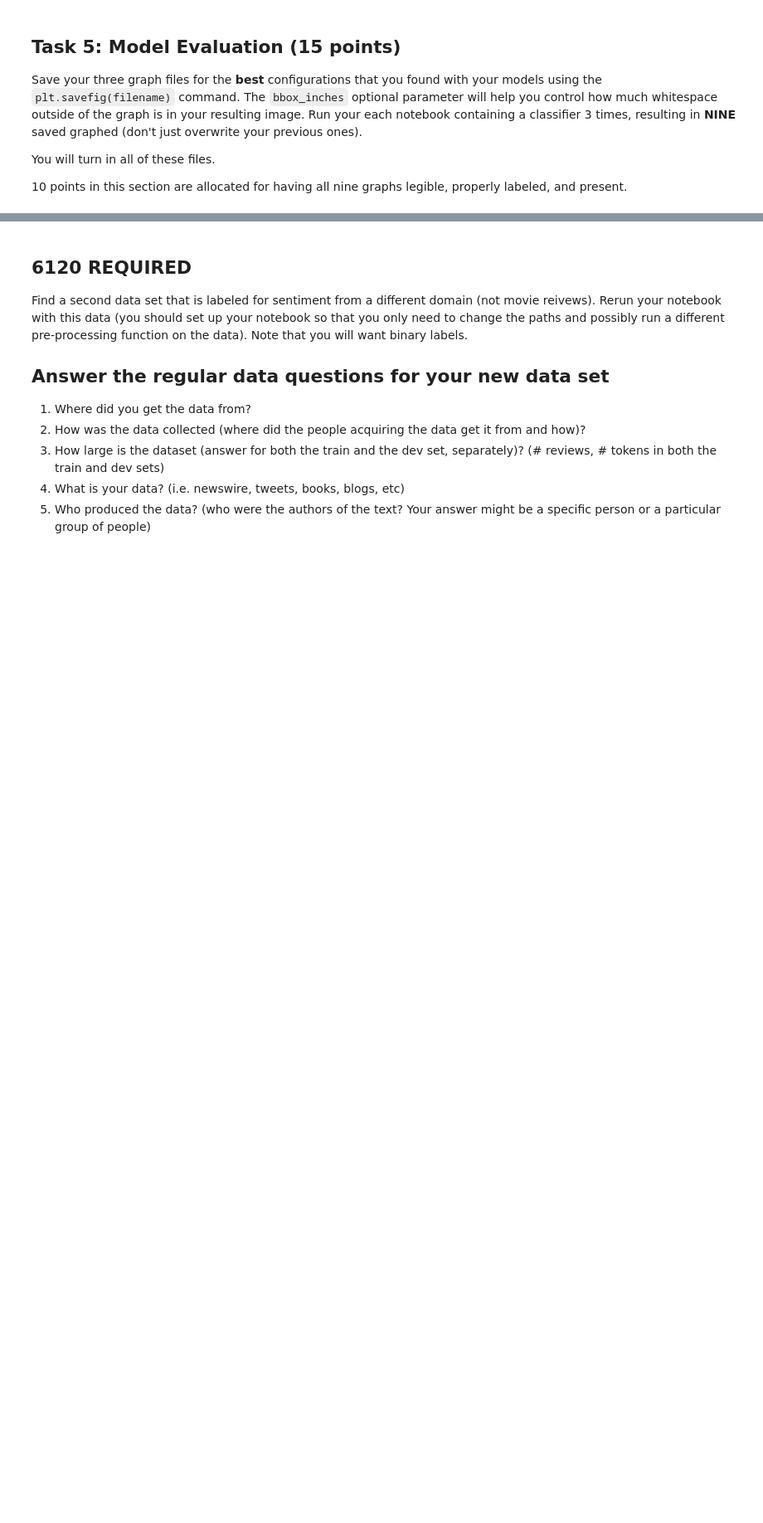
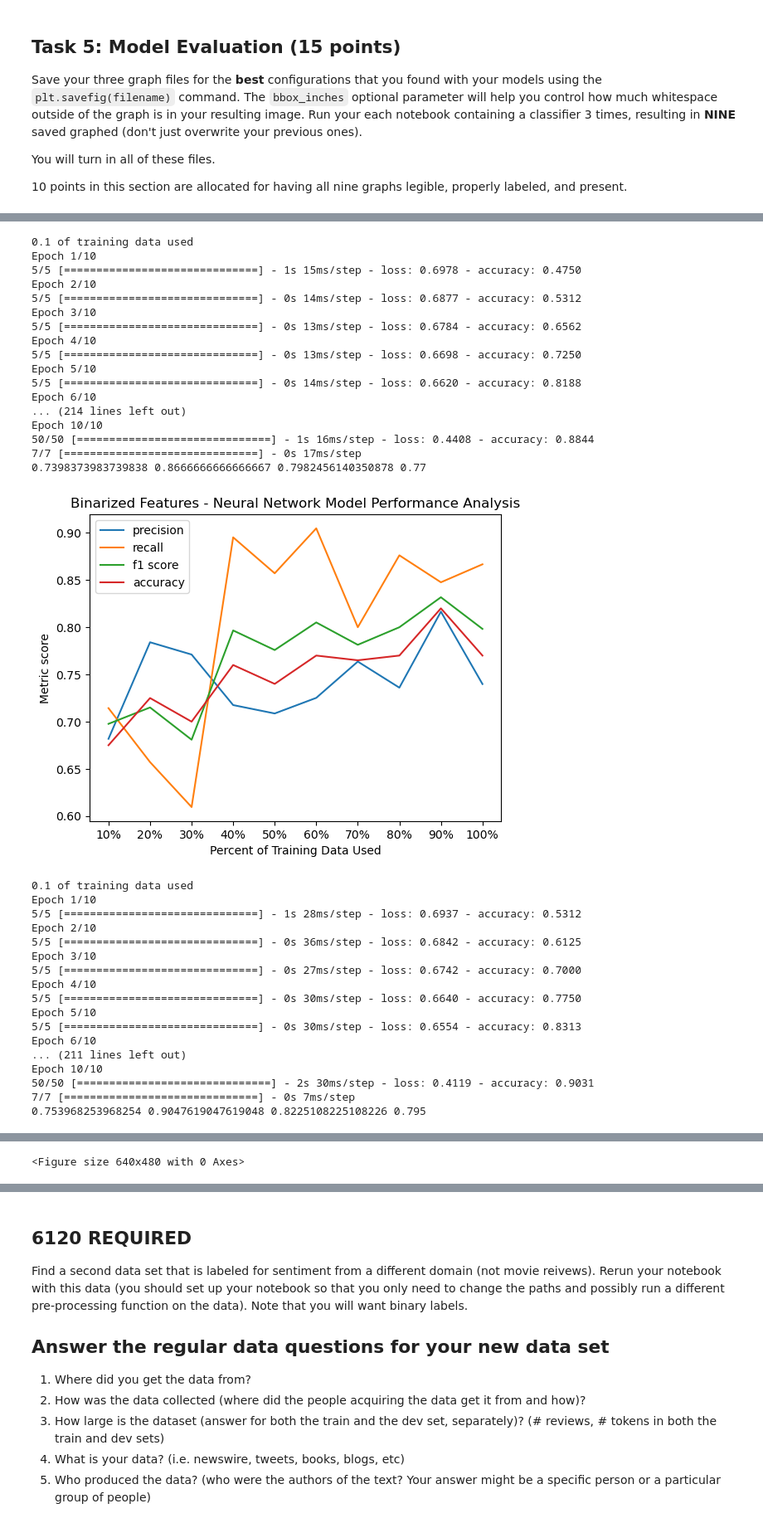
Before and after one commit to gellerjulia/CS4120_Homework4_Sentiment_Analysis, a Jupyter notebook: sentiment_task015.ipynb, the cells around one changed output, grey strips where cells are left out. Shown: that part at 83% size. Saved outputs shown, nothing was run; the diff lists cells and outputs as text; code cells hidden in the pictures; blank space fills up the shorter version.

```diff
--- a/sentiment_task015.ipynb
+++ b/sentiment_task015.ipynb
@@ -229,0 +400,45 @@ You will turn in all of these files.
+# %%
+# NEURAL NETWORK - Binarized Features  (which had the best f1 score)
+
+nn_train_feats = [(x, y) for x,y in zip(X_train_CV_binary, y_train)]
+nn_dev_feats = [(x, y) for x,y in zip(X_dev_CV_binary, y_dev)]
+
+sutils.create_training_graph(sutils.neural_net_metrics, nn_train_feats, nn_dev_feats, 'Binarized Features - Neural Network', 'Neural_Network_Final_1', num_epochs=10, verbose=True)
+sutils.create_training_graph(sutils.neural_net_metrics, nn_train_feats, nn_dev_feats, 'Binarized Features - Neural Network', 'Neural_Network_Final_2', num_epochs=10, verbose=True)
+sutils.create_training_graph(sutils.neural_net_metrics, nn_train_feats, nn_dev_feats, 'Binarized Features - Neural Network', 'Neural_Network_Final_3', num_epochs=10, verbose=True)
+# %% [output]
+0.1 of training data used
+Epoch 1/10
+5/5 [==============================] - 1s 15ms/step - loss: 0.6978 - accuracy: 0.4750
+Epoch 2/10
+5/5 [==============================] - 0s 14ms/step - loss: 0.6877 - accuracy: 0.5312
+Epoch 3/10
+5/5 [==============================] - 0s 13ms/step - loss: 0.6784 - accuracy: 0.6562
+Epoch 4/10
+5/5 [==============================] - 0s 13ms/step - loss: 0.6698 - accuracy: 0.7250
+Epoch 5/10
+5/5 [==============================] - 0s 14ms/step - loss: 0.6620 - accuracy: 0.8188
+Epoch 6/10
+... (214 lines left out)
+Epoch 10/10
+50/50 [==============================] - 1s 16ms/step - loss: 0.4408 - accuracy: 0.8844
+7/7 [==============================] - 0s 17ms/step
+0.7398373983739838 0.8666666666666667 0.7982456140350878 0.77
+[figure, added]
+0.1 of training data used
+Epoch 1/10
+5/5 [==============================] - 1s 28ms/step - loss: 0.6937 - accuracy: 0.5312
+Epoch 2/10
+5/5 [==============================] - 0s 36ms/step - loss: 0.6842 - accuracy: 0.6125
+Epoch 3/10
+5/5 [==============================] - 0s 27ms/step - loss: 0.6742 - accuracy: 0.7000
+Epoch 4/10
+5/5 [==============================] - 0s 30ms/step - loss: 0.6640 - accuracy: 0.7750
+Epoch 5/10
+5/5 [==============================] - 0s 30ms/step - loss: 0.6554 - accuracy: 0.8313
+Epoch 6/10
+... (211 lines left out)
+Epoch 10/10
+50/50 [==============================] - 2s 30ms/step - loss: 0.4119 - accuracy: 0.9031
+7/7 [==============================] - 0s 7ms/step
+0.753968253968254 0.9047619047619048 0.8225108225108226 0.795
@@ -229,0 +464 @@ You will turn in all of these files.
+<Figure size 640x480 with 0 Axes>
```
Also changed, not shown: parts of 6 cells of this notebook, 10 other files.
